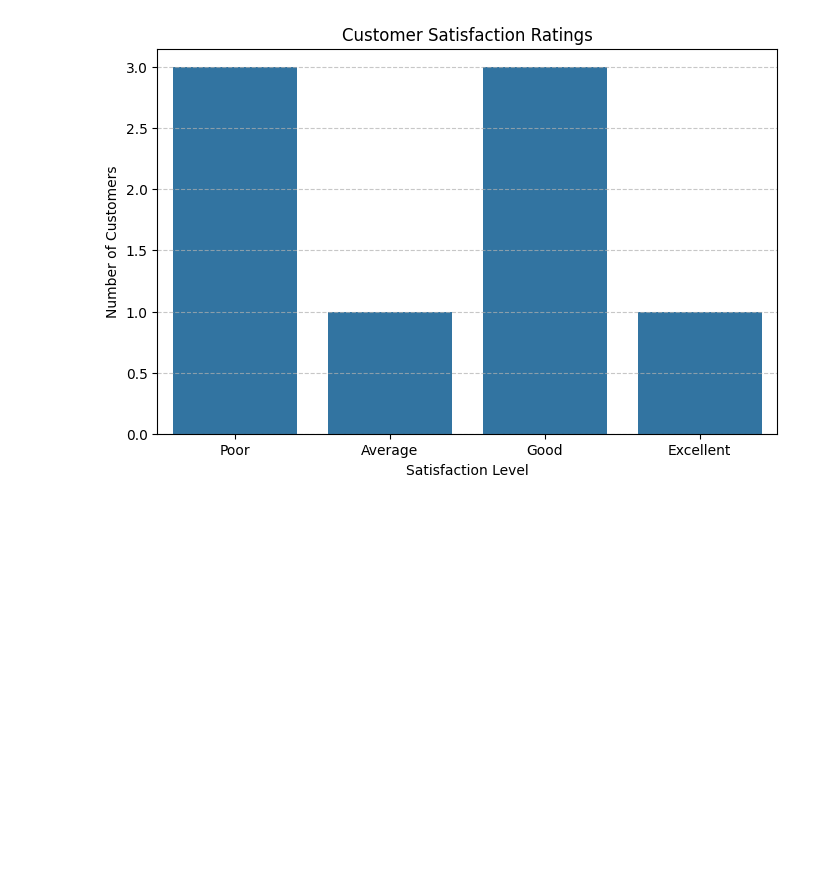
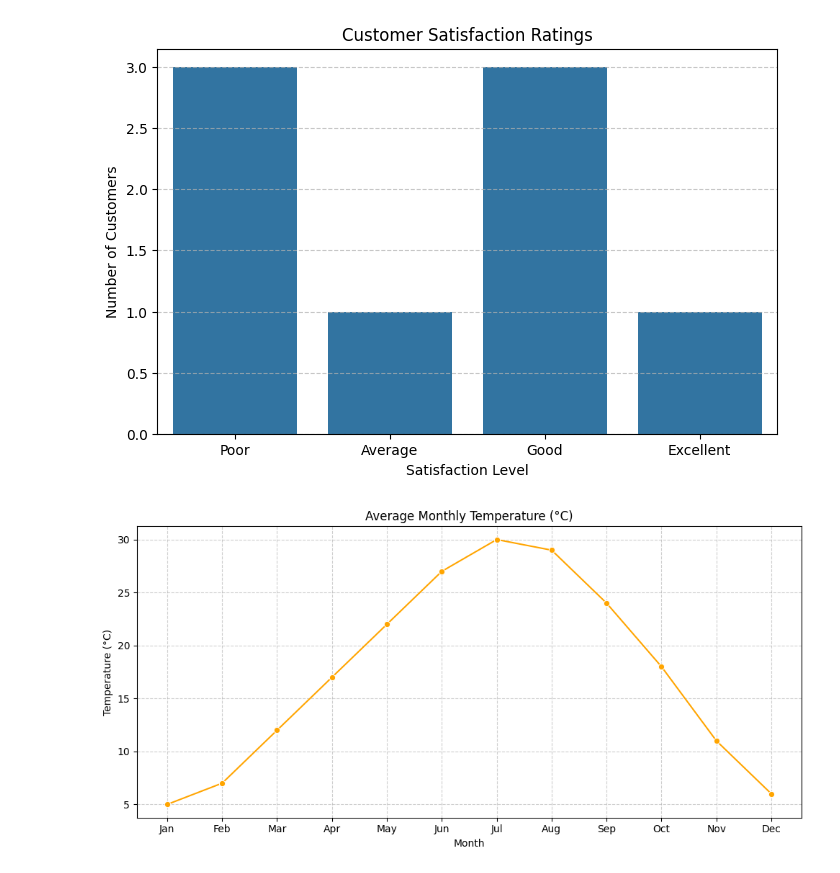
Before and after one commit to Priyavaratsaini3/Data-Science-Cohort, a Jupyter notebook: Phase-1/Types_of_data.ipynb, the cells around one changed output. Saved outputs shown, nothing was run; the diff lists cells and outputs as text; code cells hidden in the pictures; blank space fills up the shorter version.

Commit message:
line plot chart created using interval data

```diff
--- a/Phase-1/Types_of_data.ipynb
+++ b/Phase-1/Types_of_data.ipynb
@@ -182,3 +182,30 @@ plt.grid(axis='y', linestyle='--', alpha=0.7)
 plt.show()
 # %% [output]
 [figure]
+# %%
+import pandas as pd
+import matplotlib.pyplot as plt
+import seaborn as sns
+
+# Sample interval data: Average monthly temperatures in Celsius
+temperature_data = {
+    'Month': ['Jan', 'Feb', 'Mar', 'Apr', 'May', 'Jun',
+              'Jul', 'Aug', 'Sep', 'Oct', 'Nov', 'Dec'],
+    'Avg_Temperature_C': [5, 7, 12, 17, 22, 27, 30, 29, 24, 18, 11, 6]
+}
+
+# Create DataFrame
+df = pd.DataFrame(temperature_data)
+
+# Plot line chart
+plt.figure(figsize=(10, 5))
+sns.lineplot(data=df, x='Month', y='Avg_Temperature_C', marker='o', color='orange')
+
+plt.title("Average Monthly Temperature (°C)")
+plt.xlabel("Month")
+plt.ylabel("Temperature (°C)")
+plt.grid(True, linestyle='--', alpha=0.6)
+plt.tight_layout()
+plt.show()
+# %% [output]
+[figure, added]
```
